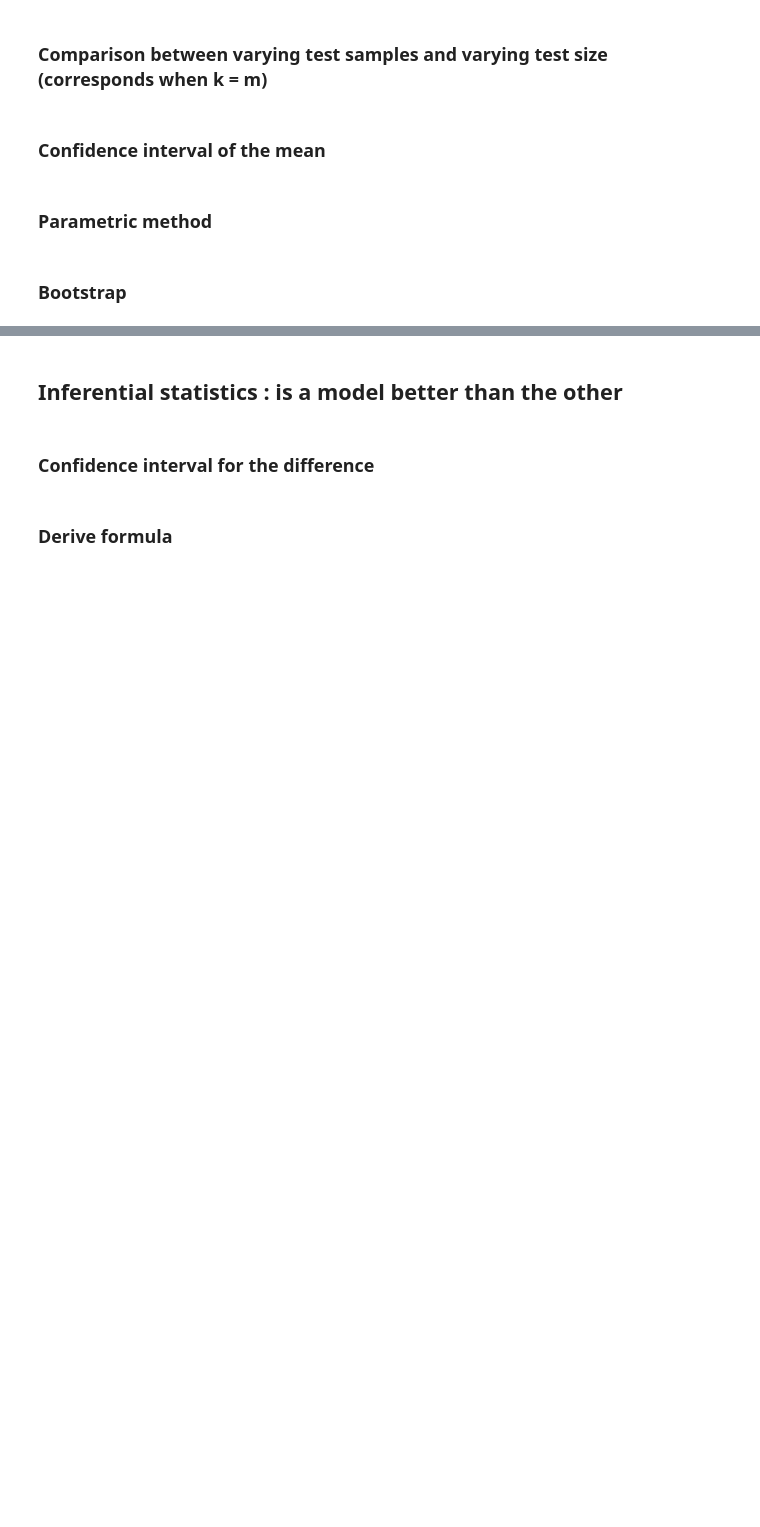
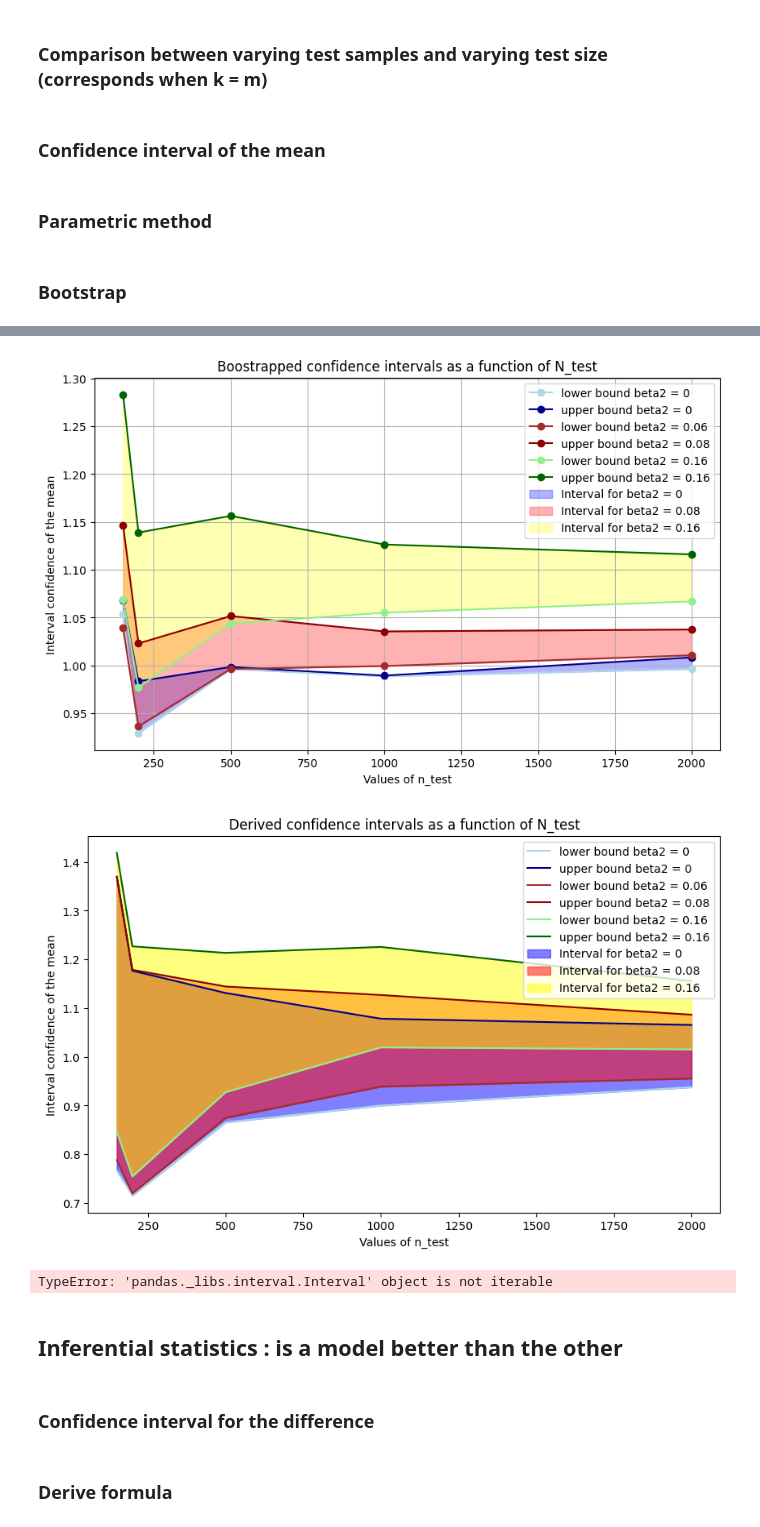
Before and after one commit to AntoineGilsonGH/The-Design-and-Analysis-of-Benchmark-Experiments, a Jupyter notebook: I0_Simplification.ipynb, the cells around one changed output, grey strips where cells are left out. Cells and saved outputs as stored; diff of their text form; code cells hidden in the pictures; blank space fills up the shorter version.

```diff
--- a/I0_Simplification.ipynb
+++ b/I0_Simplification.ipynb
@@ -1350,3 +1558,77 @@ df_ci_bootstrap_A, df_ci_bootstrap_B = confidence_interval_bootstrap()
+# %%
+x = [150, 200, 500, 1000, 2000]
+y1, y2 = zip(*y_values)
+y3, y4 = zip(*table_1)
+y5, y6 = zip(*table_2)
+y7, y8 = zip(*table_3)
+y9, y10 = zip(*table_4)
+y11, y12 = zip(*table_5)
+
+# Plotting the data
+plt.figure(figsize=(10, 6))
+plt.plot(x, y1, label='lower bound beta2 = 0', marker='o', color = "lightblue")
+plt.plot(x, y2, label='upper bound beta2 = 0', marker='o', color ="darkblue")
+plt.plot(x, y3, label='lower bound beta2 = 0.06', marker='o', color = "brown")
+plt.plot(x, y4, label='upper bound beta2 = 0.08', marker='o', color = "darkred")
+plt.plot(x, y5, label='lower bound beta2 = 0.16', marker='o', color = "lightgreen")
+plt.plot(x, y6, label='upper bound beta2 = 0.16', marker='o', color = "darkgreen")
+
+plt.fill_between(x, y1, y2, color='blue', alpha=0.3, label='Interval for beta2 = 0')
+plt.fill_between(x, y3, y4, color='red', alpha=0.3, label='Interval for beta2 = 0.08')
+plt.fill_between(x, y5, y6, color='yellow', alpha=0.3, label='Interval for beta2 = 0.16')
+plt.xlabel('Values of n_test')
+plt.ylabel('Interval confidence of the mean')
+plt.title('Boostrapped confidence intervals as a function of N_test')
+plt.legend()
+plt.grid(True)
+plt.show()
+
+
+
+plt.figure(figsize=(10, 6))
+
+# Plot the lines
+plt.plot(x, y7, label='lower bound beta2 = 0', color = "lightblue")
+plt.plot(x, y8, label='upper bound beta2 = 0', color ="darkblue")
+plt.plot(x, y9, label='lower bound beta2 = 0.06', color ="brown")
+plt.plot(x, y10, label='upper bound beta2 = 0.08', color ="darkred")
+plt.plot(x, y11, label='lower bound beta2 = 0.16', color ="lightgreen")
+plt.plot(x, y12, label='upper bound beta2 = 0.16', color ="darkgreen")
+
+# Fill between with different alpha and hatches
+plt.fill_between(x, y7, y8, color='blue', alpha=0.5, label='Interval for beta2 = 0')
+plt.fill_between(x, y9, y10, color='red', alpha=0.5,  label='Interval for beta2 = 0.08')
+plt.fill_between(x, y11, y12, color='yellow', alpha=0.5, label='Interval for beta2 = 0.16')
+
+# Adding labels and title
+plt.xlabel('Values of n_test')
+plt.ylabel('Interval confidence of the mean')
+plt.title('Derived confidence intervals as a function of N_test')
+
+# Adding legend
+plt.legend()
+
+# Show plot
+plt.show()
+# %% [output]
+[figure, added]
+[figure, added]
+# %%
+y1, y2 = zip(*df1)
+
+# Plotting the data
+plt.figure(figsize=(10, 6))
+plt.plot(M, y1, label='y1', marker='o')
+plt.plot(M, y2, label='y2', marker='o')
+plt.fill_between(x, y1, y2, color='gray', alpha=0.3, label='Interval')
+plt.xlabel('Values on the left')
+plt.ylabel('Interval values')
+plt.title('Intervals as a function of the values on the left')
+plt.legend()
+plt.grid(True)
+plt.show()
+# %% [output]
+TypeError: 'pandas._libs.interval.Interval' object is not iterable
 # %% [markdown]
 ## Inferential statistics : is a model better than the other
 # %% [markdown]
```
Also changed, not shown: parts of 16 cells of this notebook, 13 other files.
